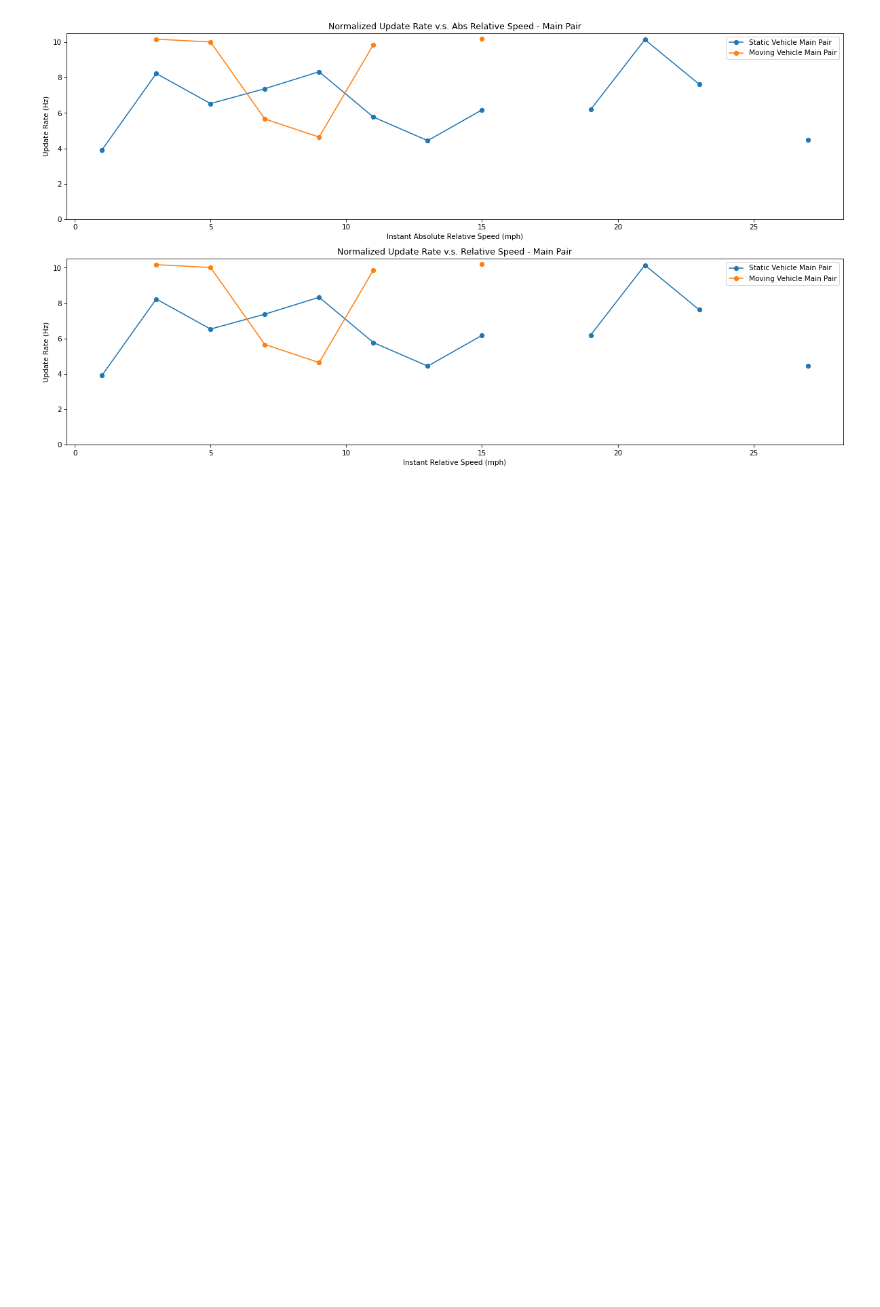
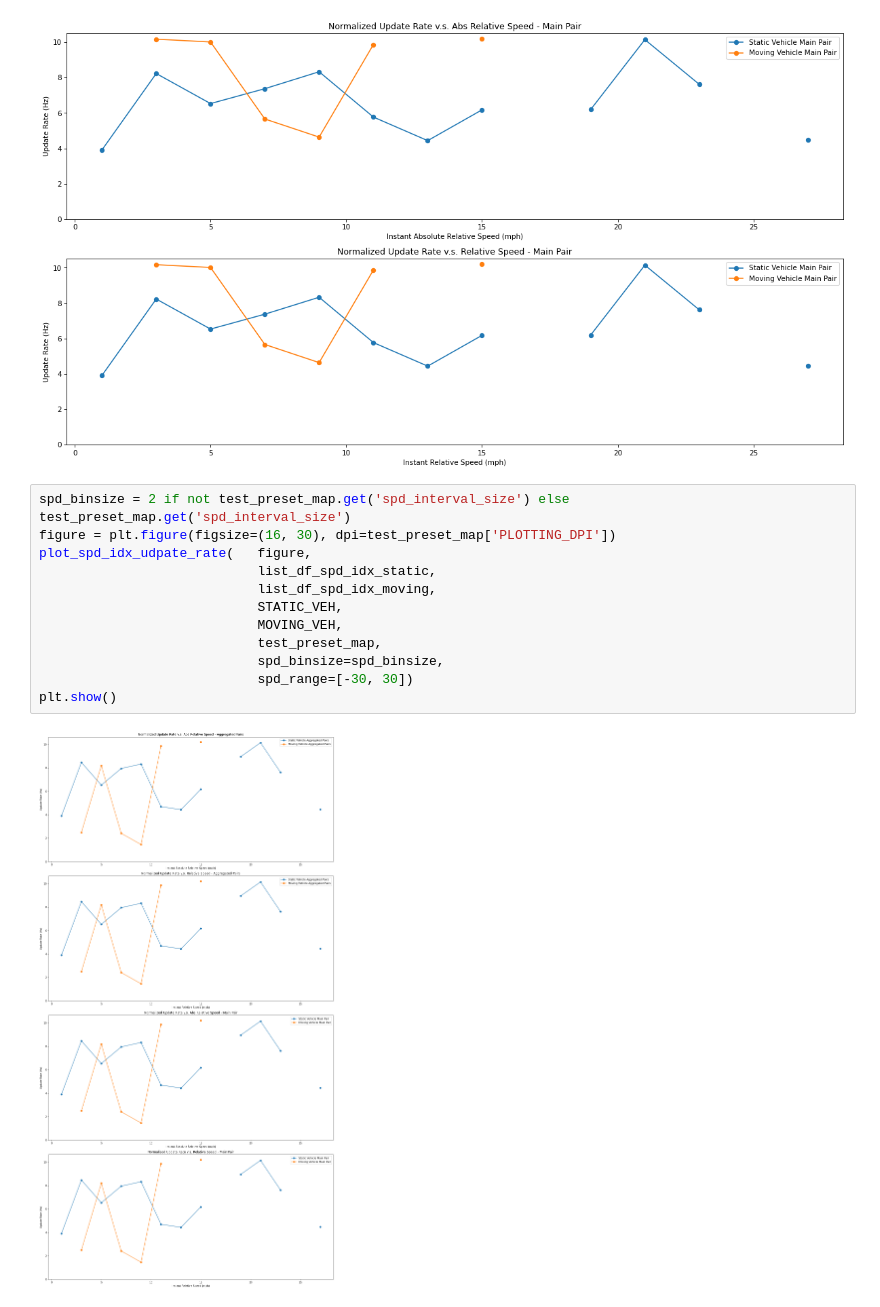
Before and after one commit to hegxiten/UWB-Lab-Rutgers-Rail, a Jupyter notebook: UWB_Ranging_System_Design_and_Testing/uwb_ranging_fieldtest_results/CONCISE_virtual_moving_test.ipynb, the cells around one changed output. Cells and saved outputs as stored; diff of their text form; blank space fills up the shorter version.

```diff
--- a/UWB_Ranging_System_Design_and_Testing/uwb_ranging_fieldtest_results/CONCISE_virtual_moving_test.ipynb
+++ b/UWB_Ranging_System_Design_and_Testing/uwb_ranging_fieldtest_results/CONCISE_virtual_moving_test.ipynb
@@ -1209,3 +1056,17 @@ figure.tight_layout(pad=1.0)
 plt.show()
 # %% [output]
 [figure]
+# %%
+spd_binsize = 2 if not test_preset_map.get('spd_interval_size') else test_preset_map.get('spd_interval_size')
+figure = plt.figure(figsize=(16, 30), dpi=test_preset_map['PLOTTING_DPI'])
+plot_spd_idx_udpate_rate(   figure,
+                            list_df_spd_idx_static,
+                            list_df_spd_idx_moving,
+                            STATIC_VEH,
+                            MOVING_VEH,
+                            test_preset_map,
+                            spd_binsize=spd_binsize,
+                            spd_range=[-30, 30])
+plt.show()
+# %% [output]
+[figure, added]
```
Also changed, not shown: parts of 18 cells of this notebook, 4 other files.
